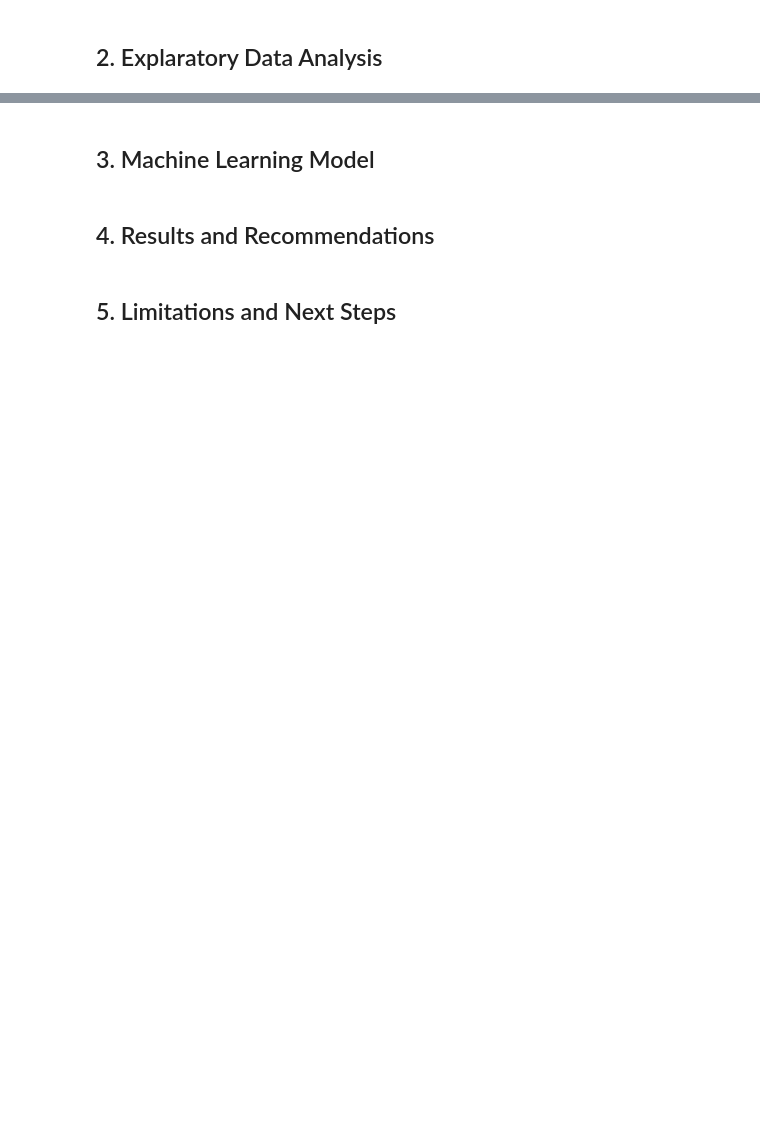
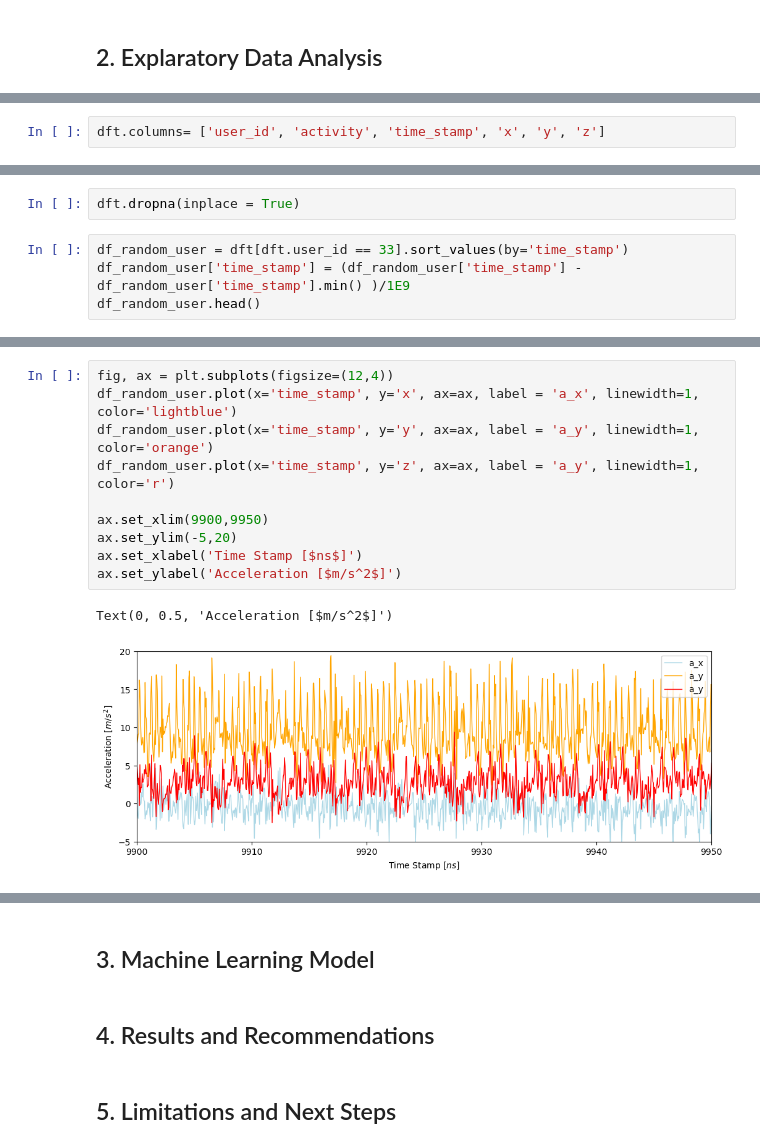
Before and after one commit to setare92-ha/activity_recognition_project, a Jupyter notebook: main.ipynb, the cells around one changed output, grey strips where cells are left out. Drawn from its saved outputs; the diff is of its cells as text; blank space fills up the shorter version.

```diff
--- a/main.ipynb
+++ b/main.ipynb
@@ -6,0 +143,2 @@
+# %%
+dft.columns= ['user_id', 'activity', 'time_stamp', 'x', 'y', 'z']
@@ -6,0 +182,6 @@
+# %%
+dft.dropna(inplace = True)
+# %%
+df_random_user = dft[dft.user_id == 33].sort_values(by='time_stamp')
+df_random_user['time_stamp'] = (df_random_user['time_stamp'] - df_random_user['time_stamp'].min() )/1E9
+df_random_user.head()
@@ -6,0 +195,13 @@
+# %%
+fig, ax = plt.subplots(figsize=(12,4))
+df_random_user.plot(x='time_stamp', y='x', ax=ax, label = 'a_x', linewidth=1, color='lightblue')
+df_random_user.plot(x='time_stamp', y='y', ax=ax, label = 'a_y', linewidth=1, color='orange')
+df_random_user.plot(x='time_stamp', y='z', ax=ax, label = 'a_y', linewidth=1, color='r')
+
+ax.set_xlim(9900,9950)
+ax.set_ylim(-5,20)
+ax.set_xlabel('Time Stamp [$ns$]')
+ax.set_ylabel('Acceleration [$m/s^2$]')
+# %% [output]
+Text(0, 0.5, 'Acceleration [$m/s^2$]')
+[figure, added]
```
Also changed, not shown: parts of 25 cells of this notebook.
